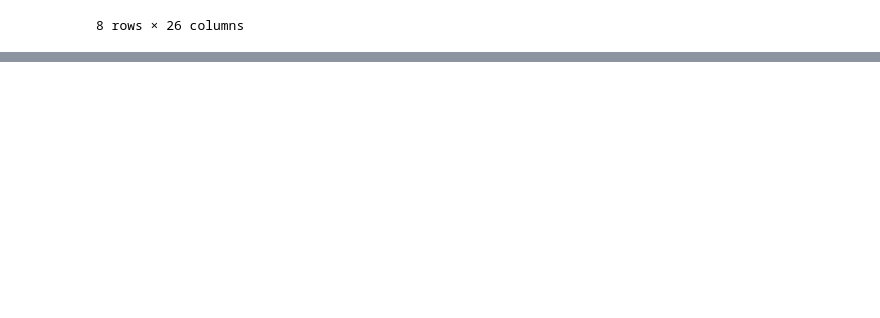
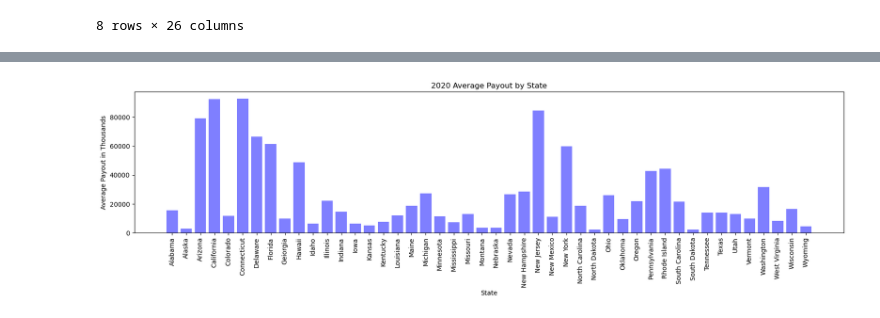
Before and after one commit to bernbr/group10_project1, a Jupyter notebook: project_ssa.ipynb, the cells around one changed output, grey strips where cells are left out. Cells and saved outputs as stored; diff of their text form; code cells hidden in the pictures; blank space fills up the shorter version.

```diff
--- a/project_ssa.ipynb
+++ b/project_ssa.ipynb
@@ -221,0 +290,14 @@ df_2020[df_2020['County'].isna()]
+# %%
+#Create a dataframe
+
+data= {'State': ['Alabama','Alaska','Arizona','California','Colorado','Connecticut','Delaware','Florida','Geiorgia','Hawaii','Idaho',
+                'Illinois','Indiana','Iowa','Kansas','Kentucky','Louisiana','Maine','Michigan','Minnesota','Mississippi','Missouri','Montana',
+                'Nebraska','Nevada','New Hampshire','New Jersey','New Mexico','New York','North Carolina','North Dakota','Ohio','Oklahoma',
+                 'Oregon','Pennsylvania','Rhode Island','South Carolina','South Dakota','Tennessee','Texas','Utah','Vermont','Washington',
+                 'West Virginia','Wisconsin','Wyoming'],
+        'Average Payout':[15460, 2755, 79062, 92359, 11706, 92861, 66611, 61471, 9751, 48787, 6457, 22245, 14535, 6402, 5138, 7447, 12076,
+                         18698, 27232, 11238, 7122, 12892, 3562, 3555, 26520, 28565, 84448, 10925, 59754, 18816, 2297, 25943, 9463, 21790, 42788,
+                         44350, 21546, 2361, 13804, 14002, 12907, 9820, 31533, 8366, 16420, 4323]}
+
+Average_payout_by_state_df = pd.DataFrame(data)
+Average_payout_by_state_df
@@ -221,0 +322,18 @@ df_2020[df_2020['County'].isna()]
+# %%
+# Setting x axis and tick locations
+
+x_axis = np.arange(len(Average_payout_by_state_df))
+tick_locations = [value for value in x_axis]
+# %%
+# create bar graph
+
+plt.figure(figsize=(20,4))
+plt.bar(x_axis, Average_payout_by_state_df["Average Payout"], color='b', alpha=0.5, align="center")
+plt.xticks(tick_locations, Average_payout_by_state_df["State"], rotation="vertical")
+
+plt.xlabel("State")
+plt.ylabel("Average Payout in Thousands")
+plt.title("2020 Average Payout by State")
+plt.show()
+# %% [output]
+[figure, added]
```
Also changed, not shown: parts of 10 cells of this notebook.
